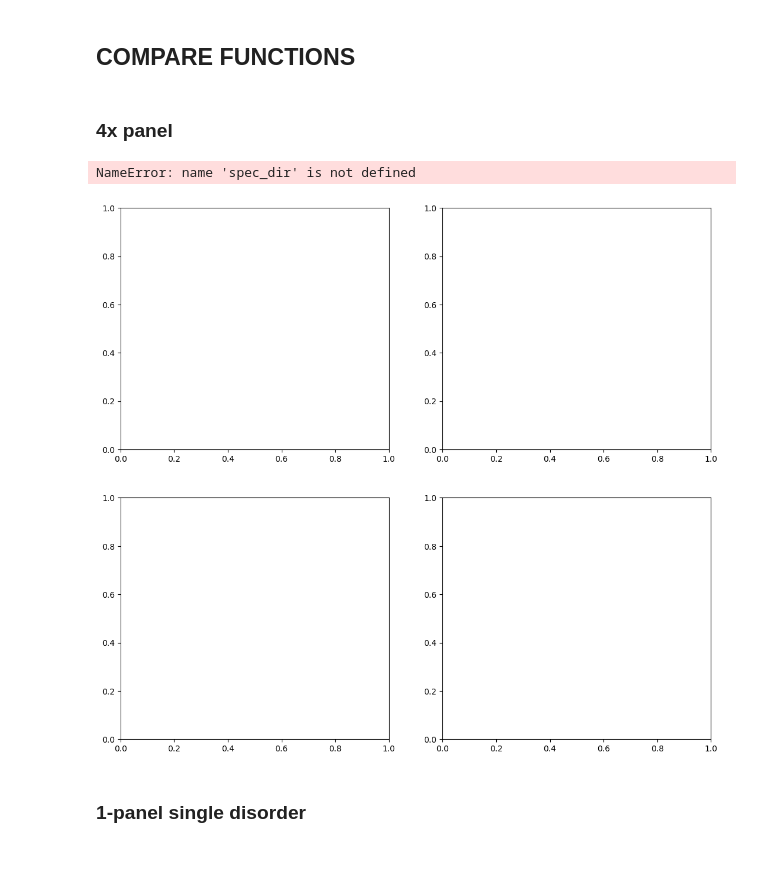
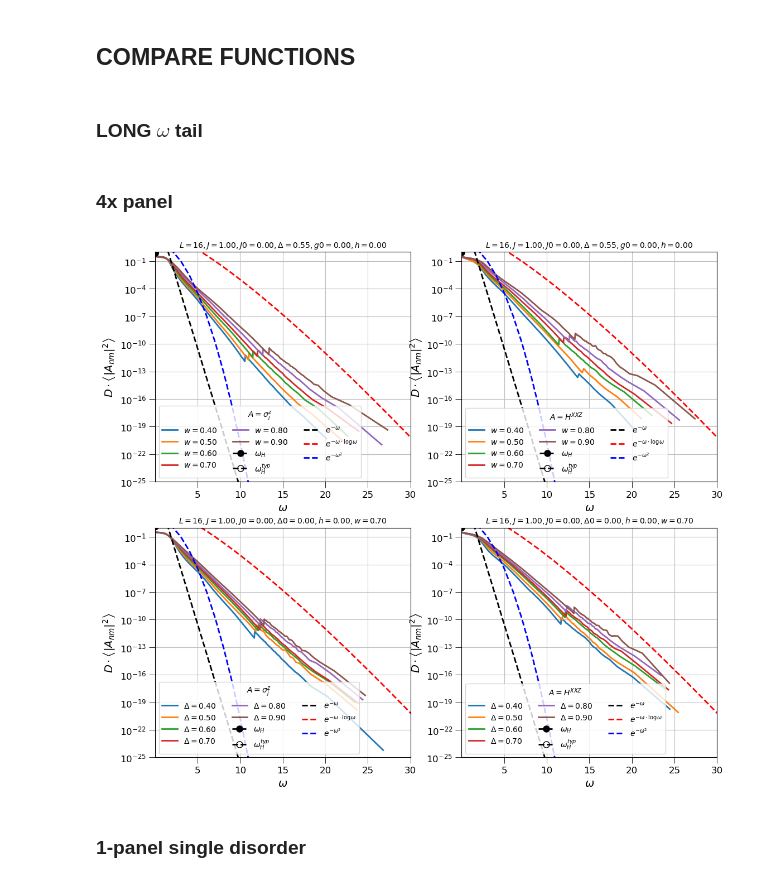
Before and after one commit to makskliczkowski/Transverse_Ising_ETH, a Jupyter notebook: IsignTransverse_ETH/Python/spectral_fun_notebook.ipynb, the cells around one changed output. Cells and saved outputs as stored; diff of their text form; code cells hidden in the pictures.

```diff
--- a/IsignTransverse_ETH/Python/spectral_fun_notebook.ipynb
+++ b/IsignTransverse_ETH/Python/spectral_fun_notebook.ipynb
@@ -64,6 +69,9 @@ new_set_class.set_vs('g')
 new_set_class.set_scaling("L")
 new_set_class.set_scales(xscale='log', yscale='log')
 settings = getattr(new_set_class, 'settings')
+
+filename = cf.base_directory + "STATISTICS" + kPSep + "raw_data" + kPSep + hfun.info_param(cf.params_arr)
+data = hfun.load_stats(filename)
 
 param_copy = copy.deepcopy(cf.params_arr)
 vals = hfun.get_scaling_array(settings)
@@ -443,9 +452,9 @@ func = lambda y, x: y# * x**1.33
 xxx = 0.02
 
 vals = hfun.get_scaling_array(settings=user_settings,
-                                    x0=0.02,
-                                    xend=1.02,
-                                    dx=0.02)
+                                    x0=0.0,
+                                    xend=0.62,
+                                    dx=0.1)
 #---------------------- TIME EVOLUTION
 #spec_fun.plot_spectral(axis = axis, settings=user_settings, vals = vals,
 #                        xlab="t", ylab="\\langle A(t)A\\rangle",
@@ -469,19 +478,19 @@ for i in range(0, len(vals)):
         idx = xover_from_above(ydata, 1e-2)
         relaxt_time_approx.append(xdata[idx])
         xfull = xdata
-        cut = 10
+        ydata = np.log10(np.abs(ydata))
+        axis.plot(xdata, ydata, label=hfun.key_title(x, user_settings))
+        cut = 20
         if x <= 0.2: cut = 80
         xdata = np.array([xdata[i] for i in range(0,len(xdata)) if (xdata[i] < 700 and xdata[i] > cut)])
         ydata = np.array([ydata[i] for i in range(0,len(ydata)) if (xfull[i] < 700 and xfull[i] > cut)])
 
-        ydata = np.log10(np.abs(ydata))
         idx_zero = np.argmin((ydata))
         ydata = ydata[:idx_zero - 5]
         xdata = xdata[:idx_zero - 5]
         xdata = np.array([xdata[i] for i in range(0,len(xdata)) if (ydata[i] > -3.5)])
         ydata = np.array([ydata[i] for i in range(0,len(ydata)) if (ydata[i] > -3.5)])
         #
-        axis.plot(xdata, ydata, label=hfun.key_title(x, user_settings))
 
         #idx = np.where(ydata == np.amin(ydata))
         #print(idx)
@@ -491,12 +500,12 @@ for i in range(0, len(vals)):
         #print(pars2
         tH.append(wHnow)
         tH_typ.append(wHtypnow)
-        #pars, sth = fit(f=lin_fit,
-        #                    xdata=xdata,
-        #                    ydata=ydata)
-        #
-        #relaxt_time_fit.append(pars[0])
-        #axis.plot(xdata, lin_fit(xdata, *pars), linestyle='--', color='black')
+        pars, sth = fit(f=lin_fit,
+                            xdata=xdata,
+                            ydata=ydata)
+
+        relaxt_time_fit.append(pars[0])
+        axis.plot(xdata, lin_fit(xdata, *pars), linestyle='--', color='black')
     else:
         tH.append(nan)
         tH_typ.append(nan)
@@ -553,6 +562,8 @@ NameError: name 'trueQ' is not defined
 [figure]
 # %% [markdown]
 ## COMPARE FUNCTIONS
+# %% [markdown]
+### LONG $\omega$ tail
 # %% [markdown]
 ### 4x panel
 # %%
@@ -564,7 +575,7 @@ vals = hfun.get_scaling_array(user_settings, x0, xend, dx)
 
 fig, ((ax1, ax2), (ax3, ax4)) = plt.subplots( nrows=2, ncols=2, figsize=(13,12), dpi = 100)
 
-cut_off_large_omega = 1
+cut_off_large_omega = 0
 
 def temporary_plot_spec(axis, operatorr, settings):
     wH = [];    LTA = []
@@ -584,7 +595,7 @@ def temporary_plot_spec(axis, operatorr, settings):
             xdata = np.array([xdata[i] for i in range(0,len(xdata)) if (xdata[i] < 3.0)])
         ydata = ydata * (2**x / x if settings['scaling_idx'] == 0 else 2**cf.L / cf.L) # rescale by D
 
-        p = axis.plot(xdata, ydata,label=hfun.key_title(x, settings), linewidth=2, markersize=6)
+        p = axis.plot(xdata*np.log(xdata), ydata,label=hfun.key_title(x, settings), linewidth=2, markersize=6)
         "mean";     wH.append(wHnow);           idx = min(range(len(xdata)), key=lambda i: abs(xdata[i] - wHnow));     LTA.append(ydata[idx])
         "typical";  wH_typ.append(wHtypnow);    idx = min(range(len(xdata)), key=lambda i: abs(xdata[i] - wHtypnow));  val_at_typ.append(ydata[idx])
 
@@ -615,49 +626,53 @@ def temporary_plot_spec(axis, operatorr, settings):
     #axis.plot(omegas, 0.4 / (omegas)**0.5, linestyle='--', color='red', label=r"$\omega^{-0.5}$")
     #axis.plot(omegas, 0.1 / (omegas)**0.75, linestyle='--', color='black', label=r"$\omega^{-0.75}$")
     hfun.set_plot_elements(axis = axis, ylabel = "D\\cdot\\left\\langle|A_{nm}|^2\\right\\rangle", xlabel = "\\omega", settings=settings, font_size=12, set_legend=False, xlim=(None, None), ylim=(None, None))
-    axis.set_xscale('log')
-    axis.set_yscale('linear')
+    axis.set_xscale('linear')
+    axis.set_yscale('log')
     x_min = 0.5 * np.min(wH_typ)
     if cut_off_large_omega: axis.set_xlim(x_min, 3e0)
-    else: axis.set_xlim(x_min, 3e0)
+    else: axis.set_xlim(x_min, 3e1)
+    axis.set_ylim(1e-25, 1e0)
     axis.grid(b=True, which='major', color='0.75', linestyle='-')
     axis.grid(b=True, which='minor', color='0.85', linestyle='--')
     #add_legend(axis=axis)
 
     axis.plot(wH, LTA, linestyle='--', marker='o', color='black', linewidth=2, markersize=8, label=r"$\omega_H$")
     axis.plot(wH_typ, val_at_typ, linestyle='--', marker='o', color='black', markerfacecolor='None', linewidth=2, markersize=8, label=r"$\omega_H^{typ}$")
+    xxxx = np.linspace(0,100,100)
+    axis.plot(xxxx, 5e4 * np.exp(-7*xxxx), linestyle='--', color='black', linewidth=2, label=r"$e^{-\omega}$")
+    axis.plot(xxxx, 1e2 * np.exp(-0.5*xxxx * np.log(xxxx)), linestyle='--', color='red', linewidth=2, label=r"$e^{-\omega\cdot\log\omega}$")
+    axis.plot(xxxx, 1e1 * np.exp(-0.5*xxxx**2), linestyle='--', color='blue', linewidth=2, label=r"$e^{-\omega^{2}}$")
     try:
         idx = (cf.operator_formuals[operatorr][2:]).index("=")
         leg = axis.legend(title=r"$A=$"+cf.operator_formuals[operatorr][0:idx] + "$", loc='lower left', ncol=3)
     except ValueError:
         leg = axis.legend(title=r"$A=$"+cf.operator_formuals[operatorr], loc='lower left', ncol=3)
 
     title = ""
     if (settings['vs_idx'] == 3 or settings['scaling_idx'] == 3) and cf.J0 == 0 and cf.g0 == 0 and cf.h != 0:
         title = hfun.remove_info(hfun.info_param(cf.params_arr), settings['vs'], settings['scaling'], 'w') + ',w=0.5h'
     else :
         title = hfun.remove_info(hfun.info_param(cf.params_arr), settings['vs'], settings['scaling'])
     if settings['vs_idx'] != 2 :
         try :
             title = list(title);    title[title.index('g')] = hfun.var_name;   title = "".join(title) # g
         except ValueError:
                 print("not found")
     axis.title.set_text(r"$%s$"%title[1:])
     axis.title.set_fontsize(10)
 
 cf.set_params(_g=0.55)
 temporary_plot_spec(axis=ax1, operatorr=0, settings=user_settings)
 temporary_plot_spec(axis=ax2, operatorr=2, settings=user_settings)
 
 cf.set_params(_w=0.7)
 new_set_class = copy.deepcopy(cf.plot_settings)
 new_set_class.set_scaling("g")
 settings = getattr(new_set_class, 'settings')
 temporary_plot_spec(axis=ax3, operatorr=0, settings=settings)
 temporary_plot_spec(axis=ax4, operatorr=2, settings=settings)
 # %% [output]
-NameError: name 'spec_dir' is not defined
-[figure, old version]
+[figure, new version]
 # %% [markdown]
 ### 1-panel single disorder
 # %%
```
Also changed, not shown: parts of 7 cells of this notebook, 14 other files.
